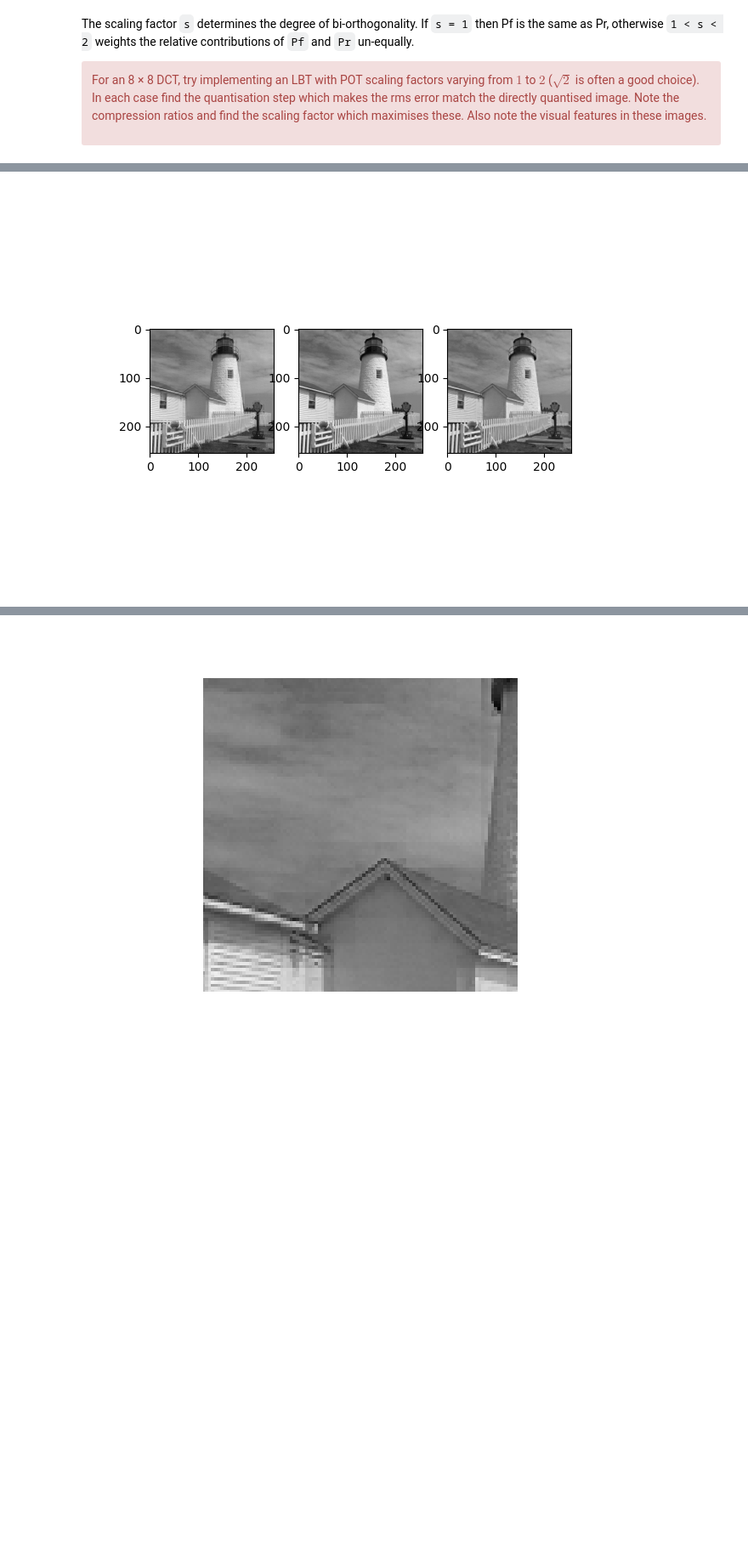
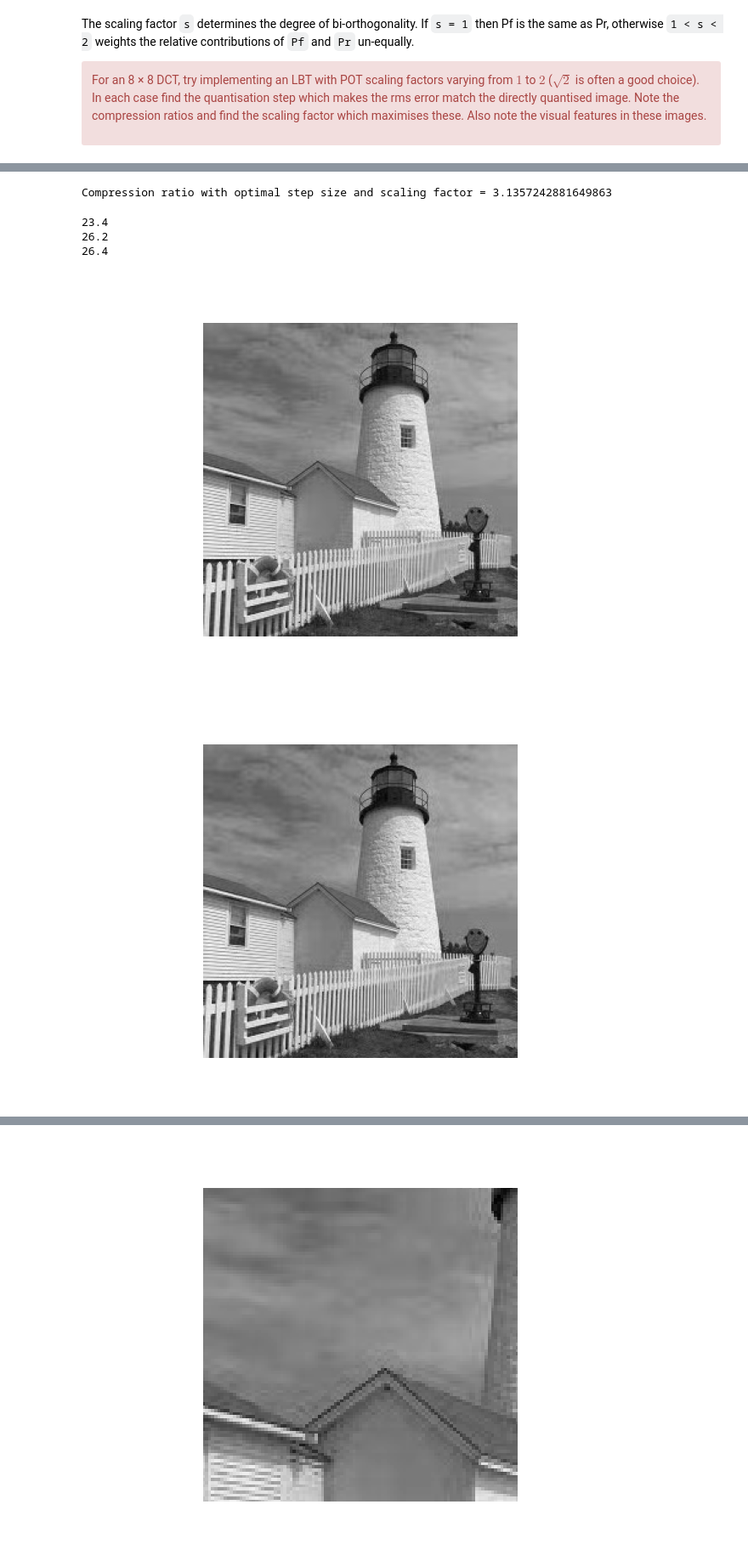
Before and after one commit to ki277/cued_sf2_lab, a Jupyter notebook: 8-lbt.ipynb, the cells around one changed output, grey strips where cells are left out. Shown at 85% size. Drawn from its saved outputs; the diff is of its cells as text; code cells hidden in the pictures; blank space fills up the shorter version.

```diff
--- a/8-lbt.ipynb
+++ b/8-lbt.ipynb
@@ -182,3 +194,11 @@ def optimize_step_size_lbt(X, N, s=1):
+# %%
+def compression_ratio_lbt(X, Y, step, N):
+    Xq = quantise(X, 17)
+    Yr = regroup(quantise(Y, step), N)/N
+    num_bits_lbt = dctbpp(Yr, N)
+    num_bits_direct = bpp(Xq) * Xq.size
+
+    return num_bits_direct/num_bits_lbt
 # %%
 scale_list_8 = []
 comp_list_8 = []
@@ -201,11 +221,12 @@ print(scale_list_8)
 [1.0, 1.1, 1.2, 1.3, 1.4, 1.5, 1.6, 1.7, 1.8, 1.9, 2.0]
 # %%
 # Plot the graph
-plt.plot(scale_list_8, comp_list_8)
+fig, ax = plt.subplots()
+ax.plot(scale_list_8, comp_list_8)
 
 # Add labels and title
-plt.xlabel('POT scaling factor')
-plt.ylabel('Compression ratio')
+ax.set_xlabel('POT scaling factor')
+ax.set_ylabel('Compression ratio')
 
 # Show the graph
 plt.show()
@@ -214,21 +235,27 @@ plt.show()
+# %%
+N = 8
+s = 1.4
+opt8, error, rms_list, Y8 = optimize_step_size_lbt(X, N, s)
+compression_ratio_8 = compression_ratio_lbt(X, Y8, opt8, N)
+print(f'Compression ratio with optimal step size and scaling factor = {compression_ratio_8}')
+# %% [output]
+Compression ratio with optimal step size and scaling factor = 3.1357242881649863
 # %%
 # compare visual quality for different scaling factor
 N = 8
-Z_list = []
 for scale in [1, 1.5, 2]:
     opt, error, rms_list, Y = optimize_step_size_lbt(X, 8, scale)
-    Z = colxfm(colxfm(Y.T, C8.T).T, C8.T)
+    Zp = lbt_inv(Y, N, opt, scale)
 
-    Zp = Z.copy()  #copy the non-transformed edges directly from Z
-    Zp[:,t] = colxfm(Zp[:,t].T, Pr.T).T
-    Zp[t,:] = colxfm(Zp[t,:], Pr.T)
-    Z_list.append(Zp)
-
-fig, ax = plt.subplots(1, 3)
-ax[0].imshow(Z_list[0], cmap='gray')
-ax[1].imshow(Z_list[1], cmap='gray')
-ax[2].imshow(Z_list[2], cmap='gray')
+    print(opt)
+    fig, ax = plt.subplots()
+    ax.imshow(Zp, cmap='gray')
+    ax.axis('off')
 
 plt.show()
 # %% [output]
+23.4
+26.2
+26.4
-[figure, old version]
+[figure, new version]
+[figure, added]
```
Also changed, not shown: parts of 20 cells of this notebook, 3 other files.
